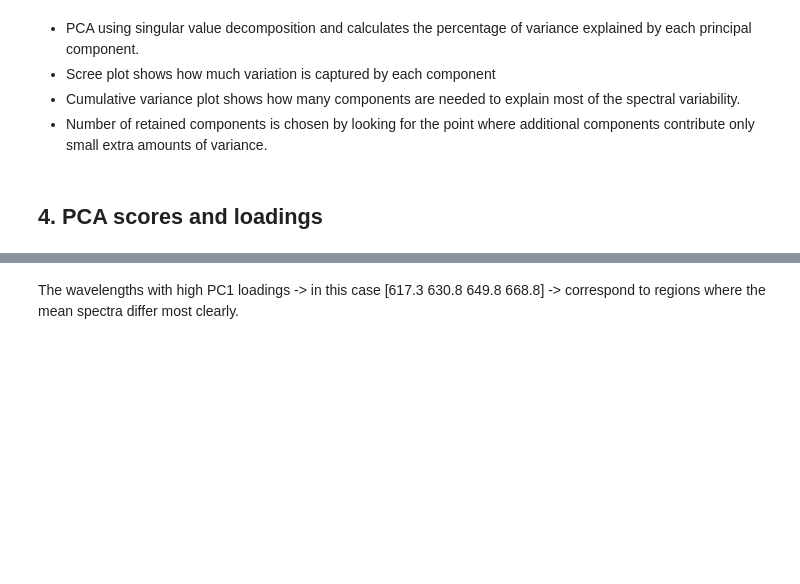
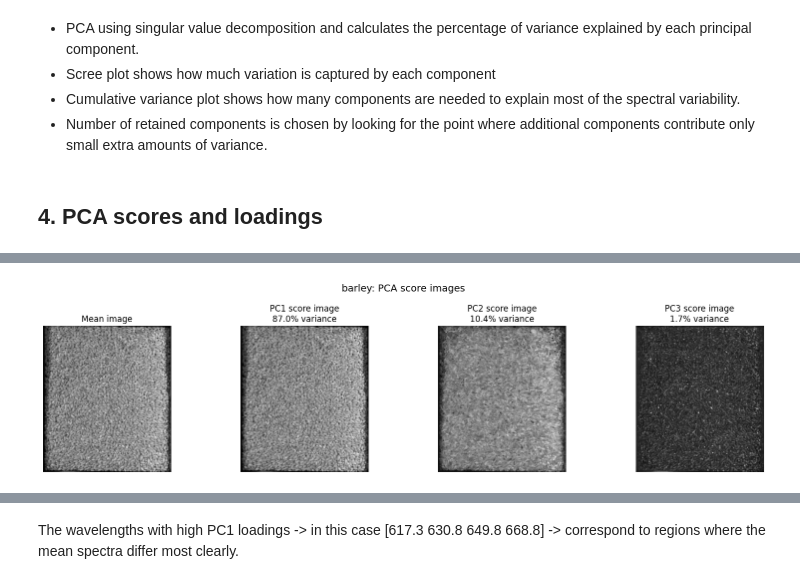
Before and after one commit to isaacmuscat03/Grain-Variety-Classification, a Jupyter notebook: PCA_copy.ipynb, the cells around one changed output, grey strips where cells are left out. Drawn from its saved outputs; the diff is of its cells as text; code cells hidden in the pictures; blank space fills up the shorter version.

```diff
--- a/PCA_copy.ipynb
+++ b/PCA_copy.ipynb
@@ -219,0 +242,91 @@ plt.show()
+# %%
+# --- PC score images for one example hypercube ---
+
+def compute_pc_score_images(hcube, global_mean, loadings):
+    """
+    Project every pixel spectrum in a hyperspectral cube onto the PCA loadings,
+    then reshape the resulting PC scores back into image form.
+    """
+
+    h, w, b = hcube.shape
+
+    # Flatten image into pixel spectra: (height*width, bands)
+    X_img = hcube.reshape(-1, b)
+
+    # Apply same mean centering used for PCA
+    X_img_mc = X_img - global_mean
+
+    # Project onto PCA loadings
+    scores_img = X_img_mc @ loadings.T
+
+    # Reshape back to image format: (height, width, PCs)
+    score_images = scores_img.reshape(h, w, loadings.shape[0])
+
+    return score_images
+
+
+# Choose one example image per variety
+for var in varieties:
+    print(f"\n--- PC score images for {var} ---")
+
+    subset = train_files[train_files["variety"] == var]
+
+    if subset.empty:
+        print(f"No samples found for {var}")
+        continue
+
+    row = subset.iloc[0]
+    filepath = row["filepath_FX10"]
+
+    hcube, wlens, darkref, whiteref = load_cube(filepath)
+
+    # Use the same preprocessing/cropping as used for the PCA dataset
+    # If keeping all spectral bands, use:
+    hcube_c = hcube[50:1050, 50:925, :]
+    wlens_c = wlens
+
+    # If your PCA dataset used 20:200 spectral crop, use this instead:
+    # hcube_c = hcube[50:1050, 50:925, 20:200]
+    # wlens_c = wlens[20:200]
+
+    # Safety check
+    if hcube_c.shape[2] != len(global_mean):
+        raise ValueError(
+            f"Band mismatch: hcube has {hcube_c.shape[2]} bands, "
+            f"but PCA mean/loadings expect {len(global_mean)} bands. "
+            "Make sure the spectral cropping matches the PCA dataset."
+        )
+
+    score_images = compute_pc_score_images(
+        hcube_c,
+        global_mean=global_mean,
+        loadings=loadings
+    )
+
+    mean_img = np.mean(hcube_c, axis=2)
+
+    n_pcs_to_show = min(N_PCS, 6)
+
+    fig, axes = plt.subplots(
+        1,
+        n_pcs_to_show + 1,
+        figsize=(4 * (n_pcs_to_show + 1), 4)
+    )
+
+    axes[0].imshow(mean_img, cmap="gray")
+    axes[0].set_title("Mean image")
+    axes[0].axis("off")
+
+    for i in range(n_pcs_to_show):
+        pc_img = score_images[:, :, i]
+
+        im = axes[i + 1].imshow(pc_img, cmap="gray")
+        axes[i + 1].set_title(
+            f"PC{i+1} score image\n{var_explained[i]*100:.1f}% variance"
+        )
+        axes[i + 1].axis("off")
+
+    plt.suptitle(f"{var}: PCA score images", fontsize=14)
+    plt.tight_layout()
+    plt.show()
+# %% [output]
@@ -219,0 +334 @@ plt.show()
+[figure, added]
```
Also changed, not shown: parts of 19 cells of this notebook.
